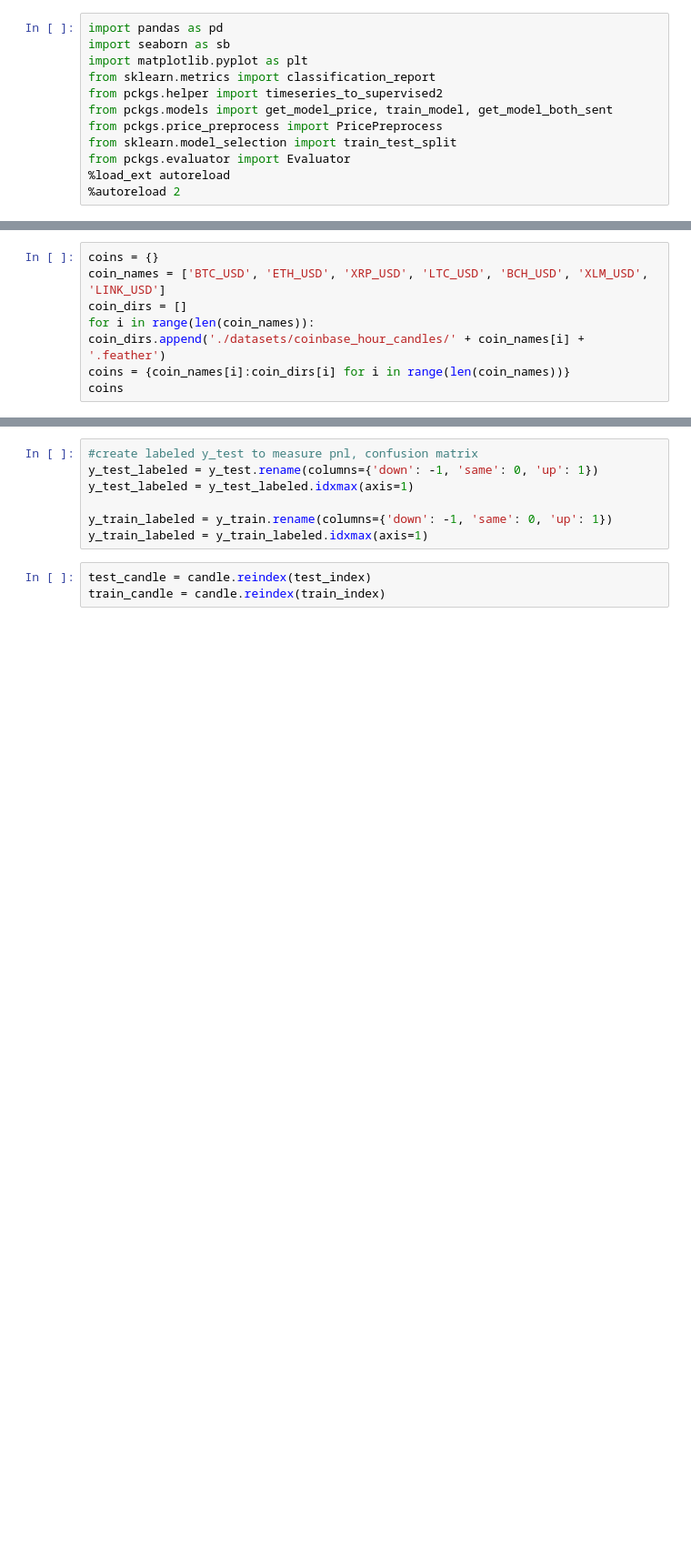
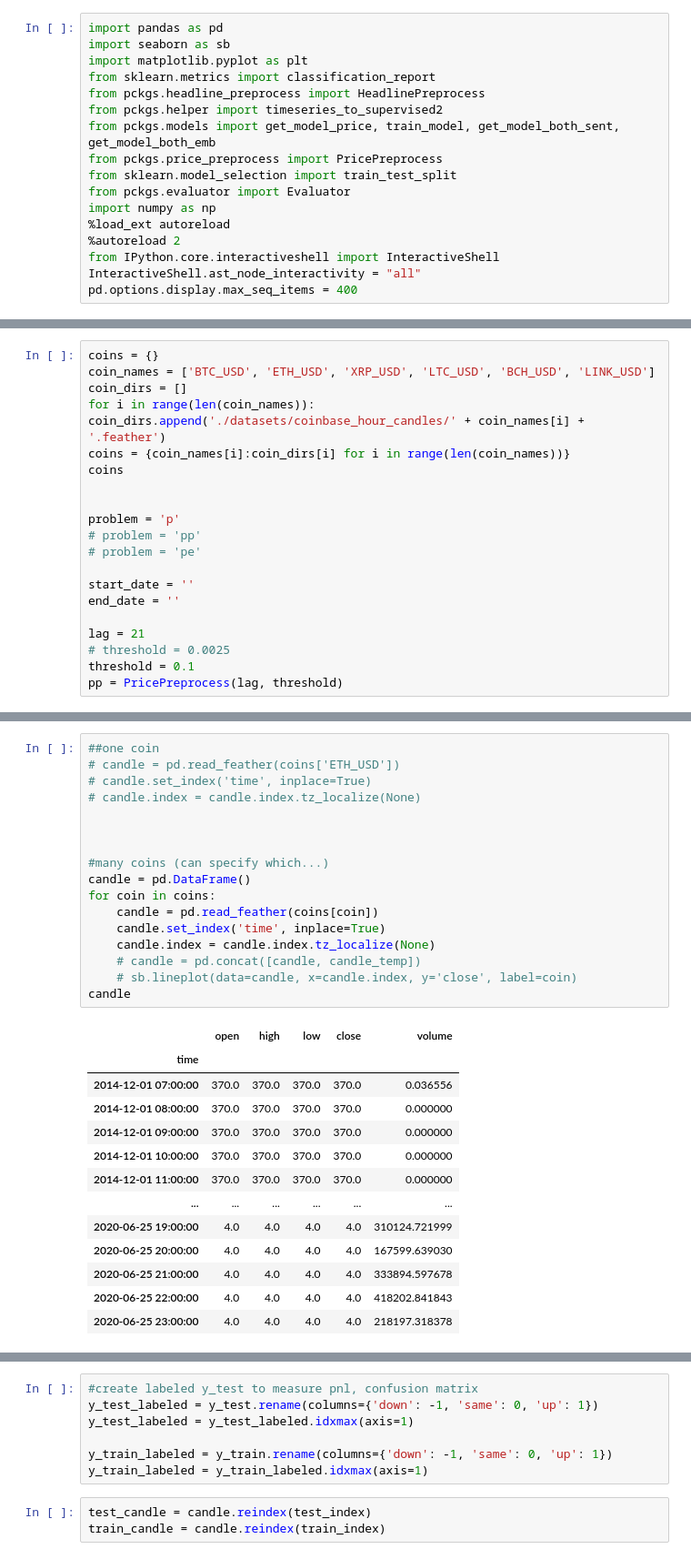
Before and after one commit to sseficha/Ptyxiaki, a Jupyter notebook: Price/Crypto.ipynb, the cells around one changed output, grey strips where cells are left out. Shown at 91% size. Drawn from its saved outputs; the diff is of its cells as text; blank space fills up the shorter version.

```diff
--- a/Price/Crypto.ipynb
+++ b/Price/Crypto.ipynb
@@ -3,10 +3,15 @@ import pandas as pd
 import seaborn as sb
 import matplotlib.pyplot as plt
 from sklearn.metrics import classification_report
+from pckgs.headline_preprocess import HeadlinePreprocess
 from pckgs.helper import timeseries_to_supervised2
-from pckgs.models import get_model_price, train_model, get_model_both_sent
+from pckgs.models import get_model_price, train_model, get_model_both_sent, get_model_both_emb
 from pckgs.price_preprocess import PricePreprocess
 from sklearn.model_selection import train_test_split
 from pckgs.evaluator import Evaluator
+import numpy as np
 %load_ext autoreload
 %autoreload 2
+from IPython.core.interactiveshell import InteractiveShell
+InteractiveShell.ast_node_interactivity = "all"
+pd.options.display.max_seq_items = 400
@@ -16,10 +18,23 @@ The autoreload extension is already loaded. To reload it, use:
 # %%
 coins = {}
-coin_names = ['BTC_USD', 'ETH_USD', 'XRP_USD', 'LTC_USD', 'BCH_USD', 'XLM_USD', 'LINK_USD']
+coin_names = ['BTC_USD', 'ETH_USD', 'XRP_USD', 'LTC_USD', 'BCH_USD', 'LINK_USD']
 coin_dirs = []
 for i in range(len(coin_names)): coin_dirs.append('./datasets/coinbase_hour_candles/' + coin_names[i] + '.feather')
 coins = {coin_names[i]:coin_dirs[i] for i in range(len(coin_names))}
 coins
+
+
+problem = 'p'
+# problem = 'pp'
+# problem = 'pe'
+
+start_date = ''
+end_date = ''
+
+lag = 21
+# threshold = 0.0025
+threshold = 0.1
+pp = PricePreprocess(lag, threshold)
 # %% [output]
 {'BTC_USD': './datasets/coinbase_hour_candles/BTC_USD.feather',
  'ETH_USD': './datasets/coinbase_hour_candles/ETH_USD.feather',
@@ -79,0 +45,31 @@ x = positions.drop(['down', 'same', 'up'], axis=1)
+# %%
+##one coin
+# candle = pd.read_feather(coins['ETH_USD'])
+# candle.set_index('time', inplace=True)
+# candle.index = candle.index.tz_localize(None)
+
+
+
+#many coins (can specify which...)
+candle = pd.DataFrame()
+for coin in coins:
+    candle = pd.read_feather(coins[coin])
+    candle.set_index('time', inplace=True)
+    candle.index = candle.index.tz_localize(None)
+    # candle = pd.concat([candle, candle_temp])
+    # sb.lineplot(data=candle, x=candle.index, y='close', label=coin)
+candle
+# %% [output]
+|  | open | high | low | close | volume |
+| time |  |  |  |  |  |
+| 2014-12-01 07:00:00 | 370.0 | 370.0 | 370.0 | 370.0 | 0.036556 |
+| 2014-12-01 08:00:00 | 370.0 | 370.0 | 370.0 | 370.0 | 0.000000 |
+| 2014-12-01 09:00:00 | 370.0 | 370.0 | 370.0 | 370.0 | 0.000000 |
+| 2014-12-01 10:00:00 | 370.0 | 370.0 | 370.0 | 370.0 | 0.000000 |
+| 2014-12-01 11:00:00 | 370.0 | 370.0 | 370.0 | 370.0 | 0.000000 |
+| ... | ... | ... | ... | ... | ... |
+| 2020-06-25 19:00:00 | 4.0 | 4.0 | 4.0 | 4.0 | 310124.721999 |
+| 2020-06-25 20:00:00 | 4.0 | 4.0 | 4.0 | 4.0 | 167599.639030 |
+| 2020-06-25 21:00:00 | 4.0 | 4.0 | 4.0 | 4.0 | 333894.597678 |
+| 2020-06-25 22:00:00 | 4.0 | 4.0 | 4.0 | 4.0 | 418202.841843 |
+| 2020-06-25 23:00:00 | 4.0 | 4.0 | 4.0 | 4.0 | 218197.318378 |
```
Also changed, not shown: parts of 16 cells of this notebook, 7 other files.
